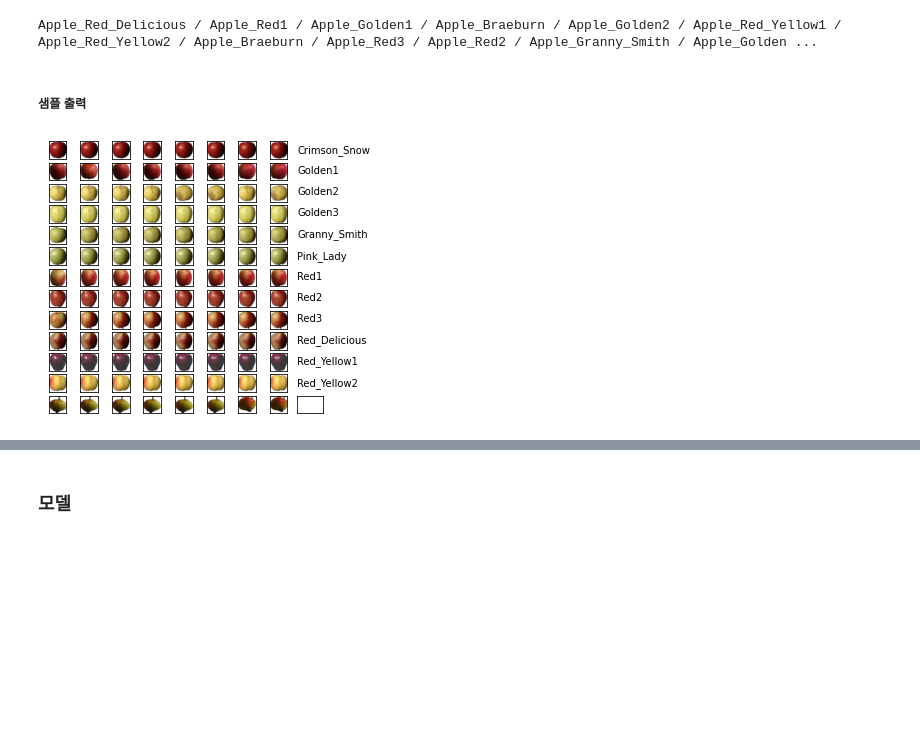
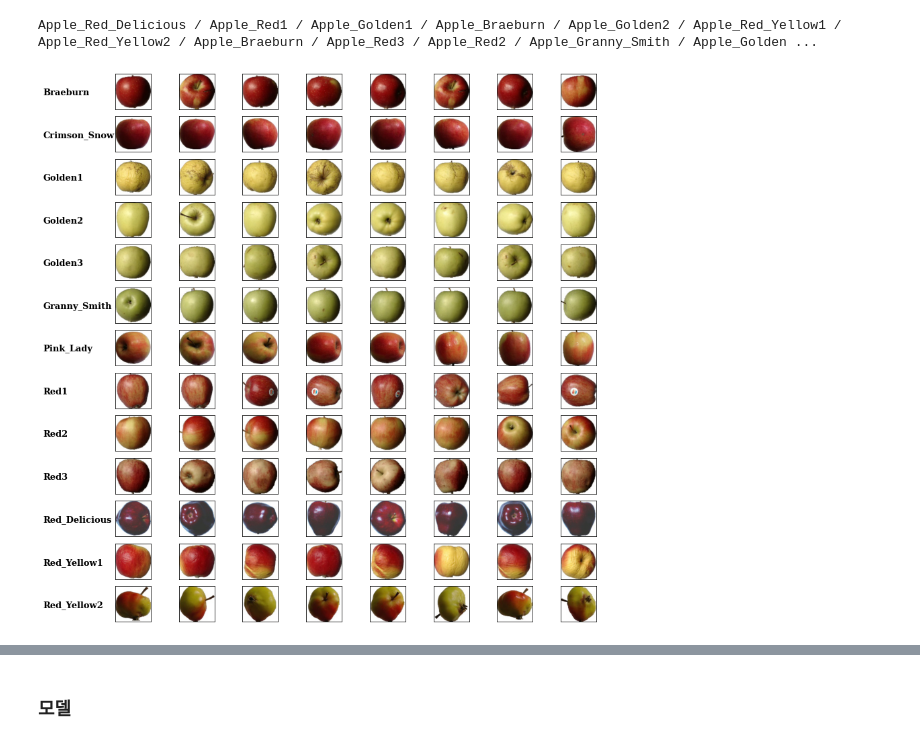
Before and after one commit to presiti/Pytorch_FruitClassification, a Jupyter notebook: A04_20221128_이미지학습.ipynb, the cells around one changed output, grey strips where cells are left out. Drawn from its saved outputs; the diff is of its cells as text; code cells hidden in the pictures; blank space fills up the shorter version.

```diff
--- a/A04_20221128_이미지학습.ipynb
+++ b/A04_20221128_이미지학습.ipynb
@@ -316,11 +314,12 @@ ratio=[len(train_ds), len(val_ds), len(test_list)]
 labels = [f'train : {len(train_ds)}', f'validation : {len(val_ds)}', f'test : {len(test_list)}']
 wedgeprops={'width': 0.7, 'edgecolor': 'w', 'linewidth': 5}
 
-plt.title('Data set ratio')
+plt.title(f'Data set ratio   /   sum:{all_cnt}')
 plt.pie(ratio, labels=labels, autopct='%.1f%%', startangle=90, counterclock=False, wedgeprops=wedgeprops)
 plt.show()
 
 
+print('train : validation = 7 : 3')
 print()
 
 
@@ -333,11 +332,11 @@ for i in range(0, 13):
     img_extension = os.path.splitext(file_dir[0])[1]    #파일 확장자 구하기
 
     images = glob(f'{train_file_list[i]}/*')
-    image = Image.open(f'{images[image_index]}')
+    image = Image.open(f'{images[i]}')
     img_size = image.size      #이미지 사이즈 구하기
 
     file_size = os.path.getsize(train_file_list[i])
     file_MB = file_size / 1024
 
-    print(f'{file_name[20:]:19s}  / {counter_train[i]} / {img_extension} / {img_size} /')
+    print(f'{file_name[20:]:19s}  / {counter_train[i]} / {img_extension} / {img_size}')
 # %% [output]
@@ -384,28 +387,40 @@ print(' / '.join(f'{classes[labels[j]]}' for j in range(batch_size)))
 # %% [output]
 [figure]
 Apple_Red_Delicious / Apple_Red1 / Apple_Golden1 / Apple_Braeburn / Apple_Golden2 / Apple_Red_Yellow1 / Apple_Red_Yellow2 / Apple_Braeburn / Apple_Red3 / Apple_Red2 / Apple_Granny_Smith / Apple_Golden ...
-# %% [markdown]
-##### 샘플 출력
 # %%
+import random
+
+
 index = 0
+plt.rcParams['figure.figsize'] = (15.0, 15.0)
+font = {'family': 'serif',
+      'weight': 'bold',
+      'size': 13}
+
+def random_int(limit):
+    a = random.randint(limit)
+    while a in a:
+        a = random.randint(limit)
 
 for j in range(13):
     for i in range(9) :
+        num = []
         index += 1
+        plt.subplot(13, 9, index)
+        file_name = str(train_file_list[j])
+        num = random.sample(range(0, len(images_dir)), 1)
+
         if(i == 0):
-            file_name = str(train_file_list[j])
-            plt.text(0, 0.4, file_name[26:])
+            plt.text(0, 0.4, file_name[26:], fontdict=font)
             plt.axis('off')
 
         if(i != 0):
             images_dir = glob(f'{train_file_list[j]}/*')
-            image = Image.open(f'{images_dir[i]}')
+            image = Image.open(f'{images_dir[num[0]]}')
             plt.imshow(image)
-
-        plt.subplot(13, 9, index)
-        plt.xticks([])
-        plt.yticks([])
+            plt.xticks([])
+            plt.yticks([])
 
 plt.show()
 # %% [output]
-[figure, old version]
+[figure, new version]
```
Also changed, not shown: parts of 25 cells of this notebook.
